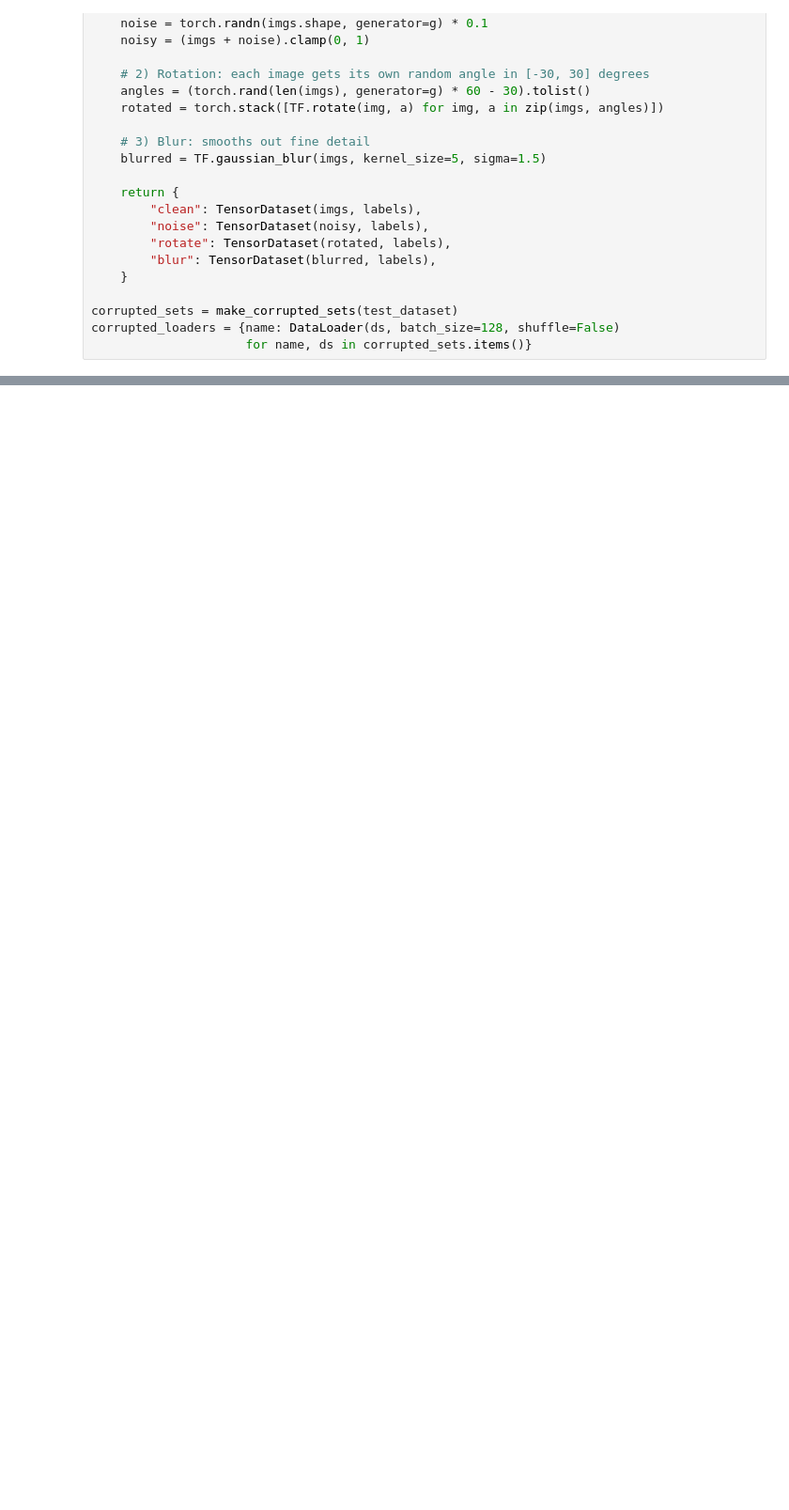
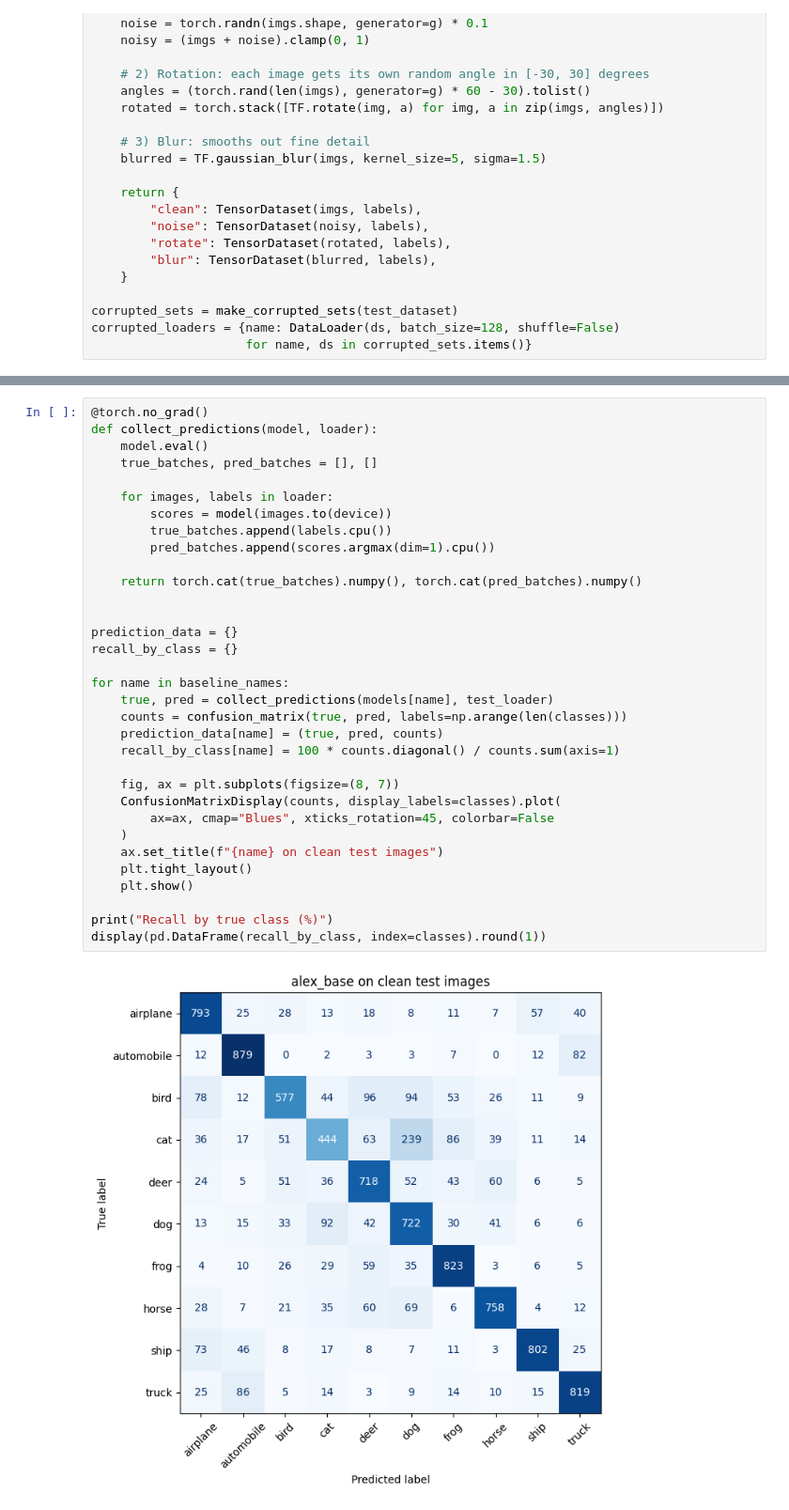
Before and after one commit to emyemy89/scalable-ml-id2223, a Jupyter notebook: lab1.ipynb, the cells around one changed output, grey strips where cells are left out. Shown at 94% size. Cells and saved outputs as stored; diff of their text form; blank space fills up the shorter version.

```diff
--- a/lab1.ipynb
+++ b/lab1.ipynb
@@ -711,0 +735,35 @@ resnet_aug | train time: 268s
+# %%
+@torch.no_grad()
+def collect_predictions(model, loader):
+    model.eval()
+    true_batches, pred_batches = [], []
+
+    for images, labels in loader:
+        scores = model(images.to(device))
+        true_batches.append(labels.cpu())
+        pred_batches.append(scores.argmax(dim=1).cpu())
+
+    return torch.cat(true_batches).numpy(), torch.cat(pred_batches).numpy()
+
+
+prediction_data = {}
+recall_by_class = {}
+
+for name in baseline_names:
+    true, pred = collect_predictions(models[name], test_loader)
+    counts = confusion_matrix(true, pred, labels=np.arange(len(classes)))
+    prediction_data[name] = (true, pred, counts)
+    recall_by_class[name] = 100 * counts.diagonal() / counts.sum(axis=1)
+
+    fig, ax = plt.subplots(figsize=(8, 7))
+    ConfusionMatrixDisplay(counts, display_labels=classes).plot(
+        ax=ax, cmap="Blues", xticks_rotation=45, colorbar=False
+    )
+    ax.set_title(f"{name} on clean test images")
+    plt.tight_layout()
+    plt.show()
+
+print("Recall by true class (%)")
+display(pd.DataFrame(recall_by_class, index=classes).round(1))
+# %% [output]
+[figure, added]
```
Also changed, not shown: parts of 17 cells of this notebook.
